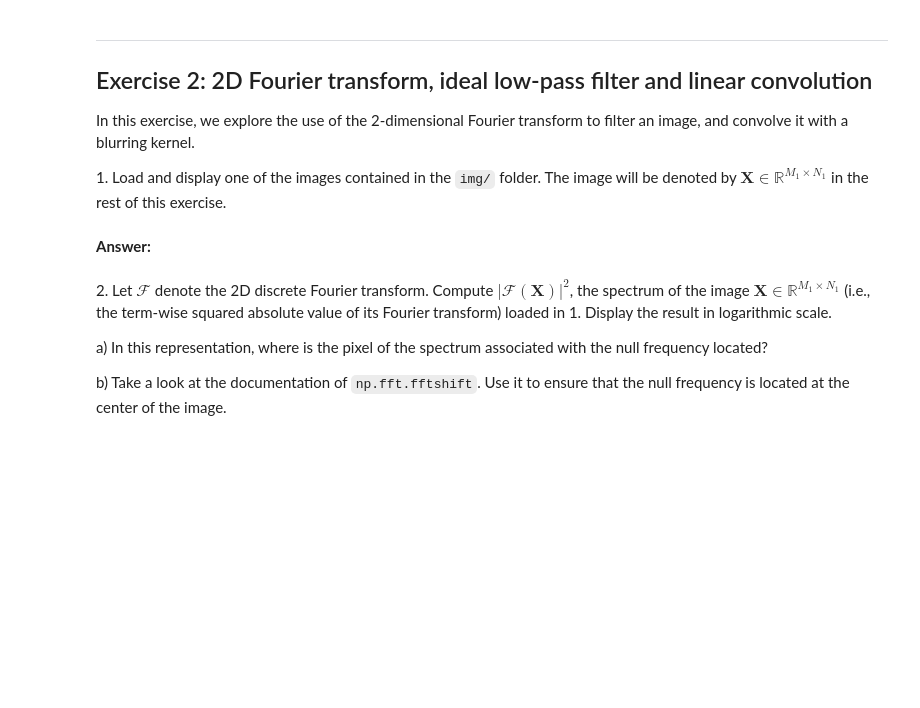
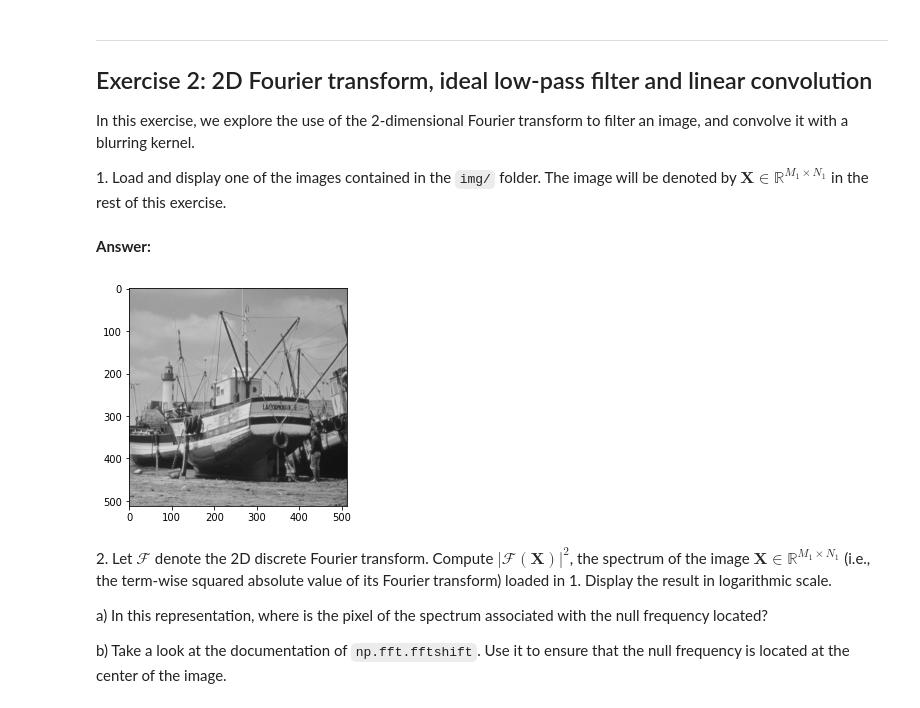
Before and after one commit to hichamomh/Python-labs, a Jupyter notebook: Labs/Lab3/lab3.ipynb, the cells around one changed output. Cells and saved outputs as stored; diff of their text form; code cells hidden in the pictures; blank space fills up the shorter version.

```diff
--- a/Labs/Lab3/lab3.ipynb
+++ b/Labs/Lab3/lab3.ipynb
@@ -96,3 +214,11 @@ In this exercise, we explore the use of the 2-dimensional Fourier transform to f
+# %%
+from PIL import Image
+image = Image.open("img/boat.png")
+plt.imshow(image)
+plt.axis('on')  # Hide axis
+plt.show()
+# %% [output]
+[figure, added]
 # %% [markdown]
 2\. Let $\mathcal{F}$ denote the 2D discrete Fourier transform. Compute $|\mathcal{F}(\mathbf{X})|^2$, the spectrum of the image $\mathbf{X} \in \mathbb{R}^{M_1 \times N_1}$ (i.e., the term-wise squared absolute value of its Fourier transform) loaded in 1. Display the result in logarithmic scale.
 
```
Also changed, not shown: parts of 27 cells of this notebook.
